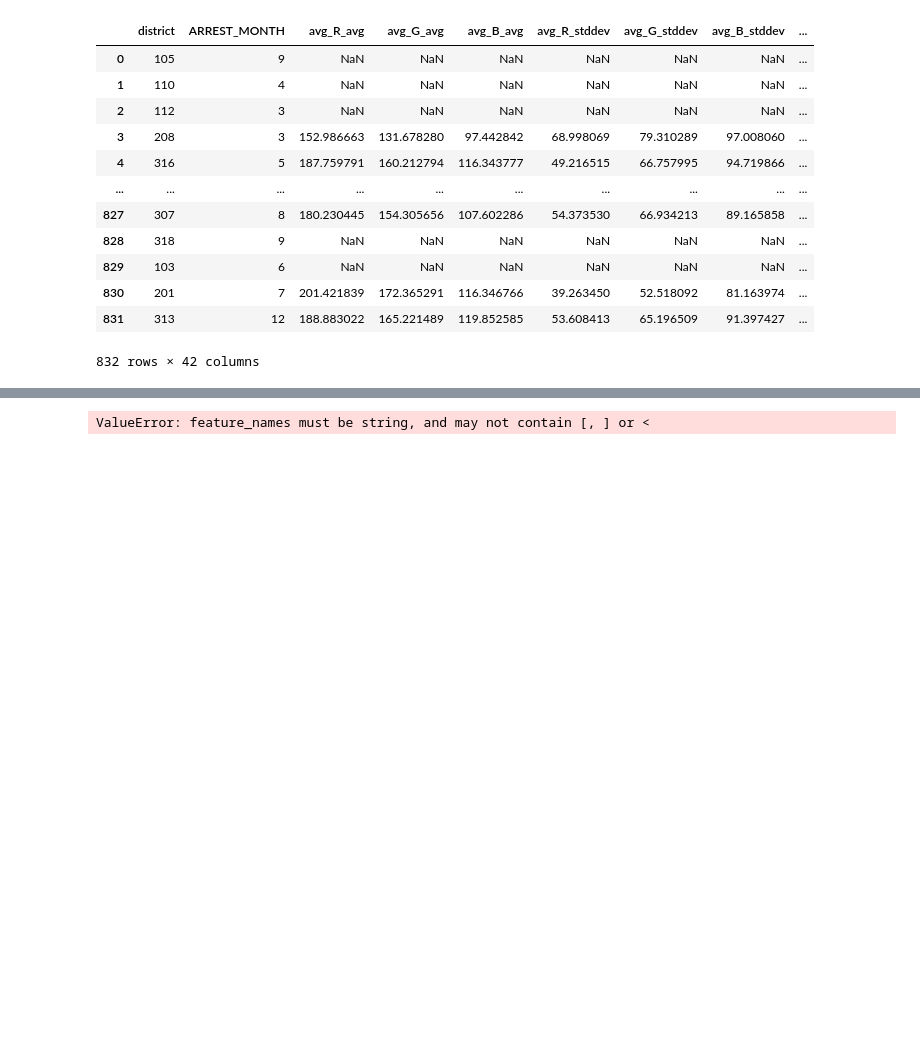
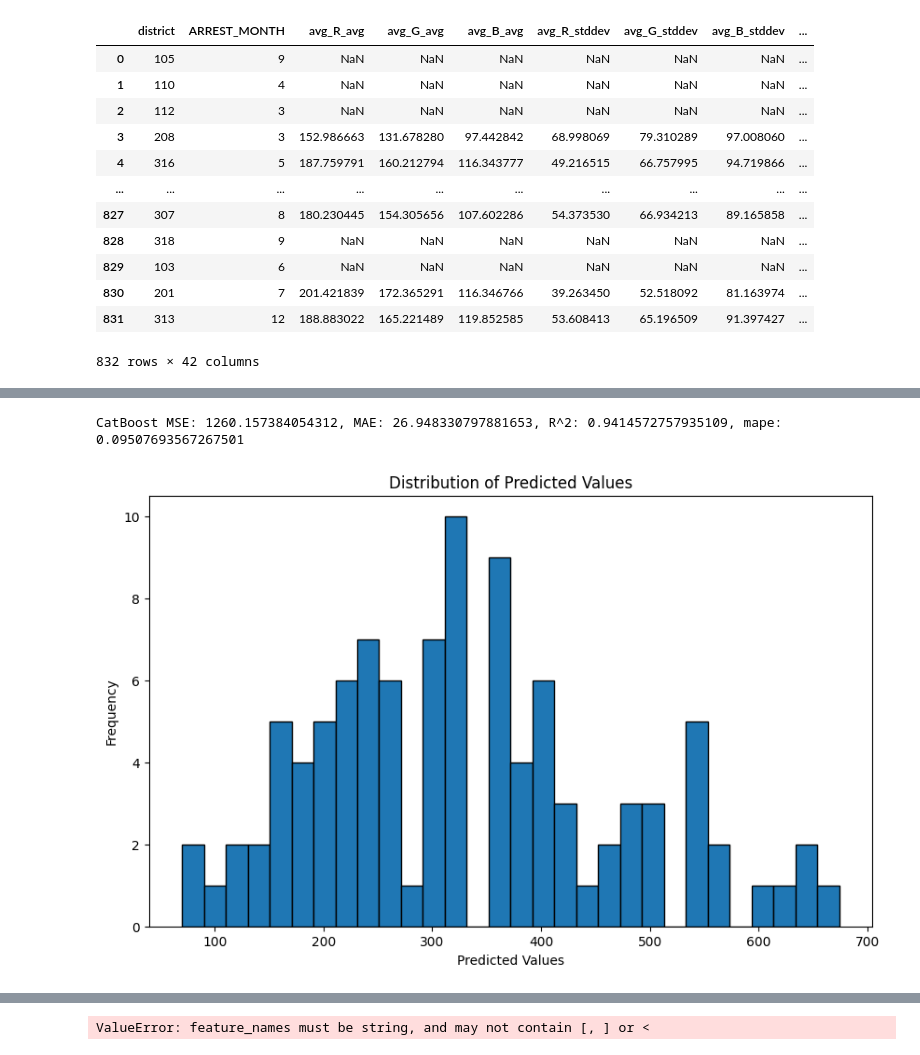
Before and after one commit to ElizabethSeth/ml_practice, a Jupyter notebook: test.ipynb, the cells around one changed output, grey strips where cells are left out. Drawn from its saved outputs; the diff is of its cells as text; code cells hidden in the pictures; blank space fills up the shorter version.

```diff
--- a/test.ipynb
+++ b/test.ipynb
@@ -607,3 +608,30 @@ Xt = preprocessor.fit_transform(X_train)
+# %%
+num_cols = X_train.select_dtypes(include="number").columns.tolist()
+cat_cols = X_train.select_dtypes(exclude="number").columns.tolist()
+
+preprocessor = ColumnTransformer(
+    [("num", QuantileTransformer(output_distribution="normal"), num_cols)],
+    remainder="passthrough"
+)
+
+Xt = preprocessor.fit_transform(X_train)
+
+n_samples = X_train.shape[0]
+
+num_pipe = Pipeline([
+    ("quantile", QuantileTransformer(
+        output_distribution="normal",
+        n_quantiles=n_samples,
+        random_state=42
+    ))
+])
+
+preprocessor = ColumnTransformer(
+    [("num", num_pipe, num_cols)],
+    remainder="passthrough"
+)
+
+Xt = preprocessor.fit_transform(X_train)
 # %%
 n_samples = X_train.shape[0]
 
@@ -666,0 +698,19 @@ CatBoost CV R^2 score: 0.9405151987285922
+# %%
+y_pred = pipe_cat.predict(X_test)
+# %%
+mse = mean_squared_error(y_test, y_pred)
+mae = mean_absolute_error(y_test, y_pred)
+r2 = r2_score(y_test, y_pred)
+mape = mean_absolute_percentage_error(y_test, y_pred)
+print(f"CatBoost MSE: {mse}, MAE: {mae}, R^2: {r2}, mape: {mape}")
+
+
+plt.figure(figsize=(10, 6))
+plt.hist(y_pred, bins=30, edgecolor='black')
+plt.xlabel("Predicted Values")
+plt.ylabel("Frequency")
+plt.title("Distribution of Predicted Values")
+plt.show()
+# %% [output]
+CatBoost MSE: 1260.157384054312, MAE: 26.948330797881653, R^2: 0.9414572757935109, mape: 0.09507693567267501
+[figure, added]
```
Also changed, not shown: parts of 22 cells of this notebook, 4 other files.
